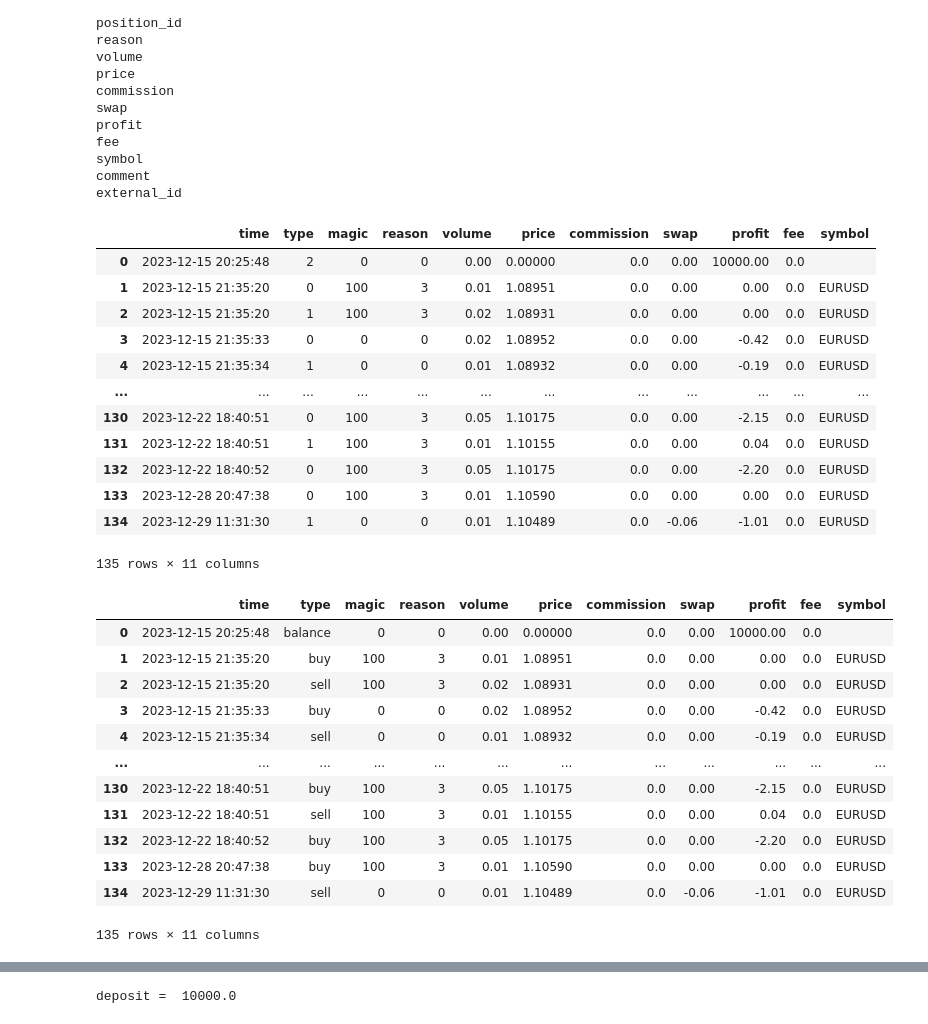
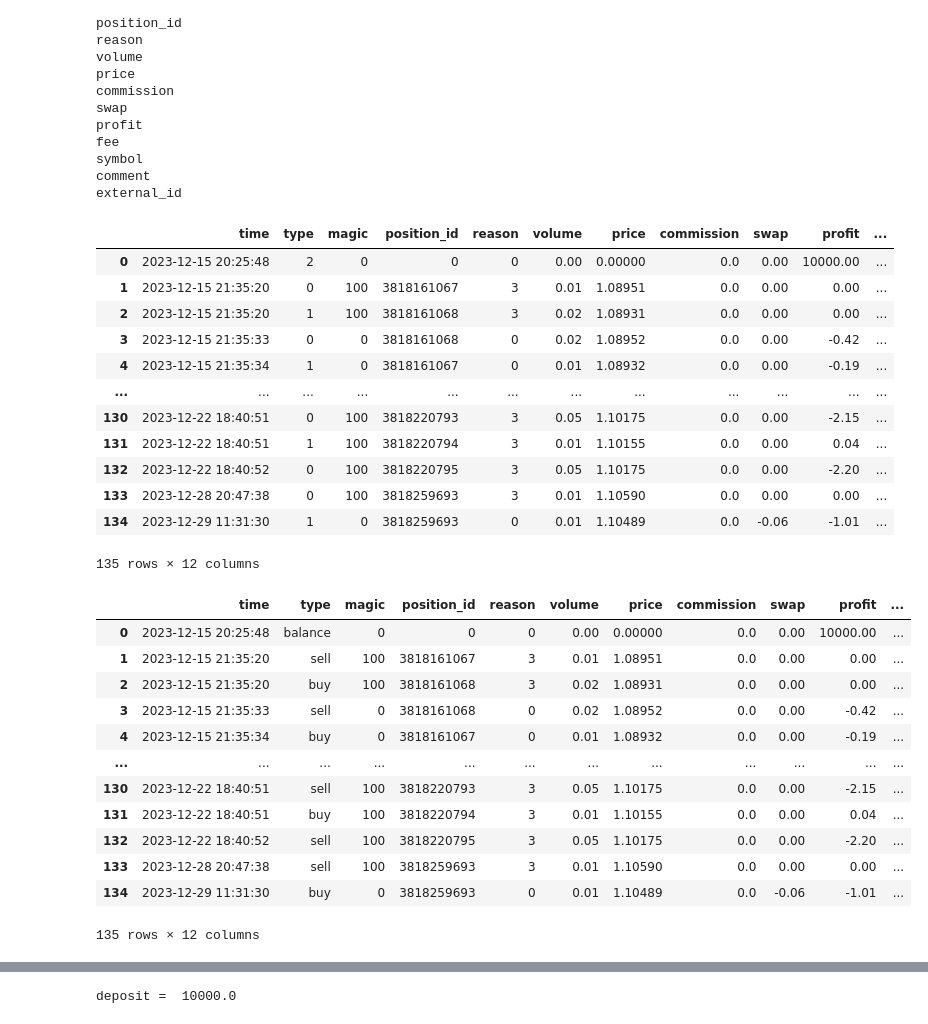
Before and after one commit to MaxJan2010/python_finance, a Jupyter notebook: src/work/tutorials/03.calculate mt5 report factors/calculate_history_report_factors.ipynb, the cells around one changed output, grey strips where cells are left out. Drawn from its saved outputs; the diff is of its cells as text; code cells hidden in the pictures.

```diff
--- a/src/work/tutorials/03.calculate mt5 report factors/calculate_history_report_factors.ipynb
+++ b/src/work/tutorials/03.calculate mt5 report factors/calculate_history_report_factors.ipynb
@@ -70,44 +70,44 @@ external_id
 deals['time'] = pd.to_datetime(deals['time'], unit='s')
 
 # drop un-usable columns
-deals.drop(['ticket', 'order', 'position_id', 'time_msc', 'entry', 'comment', 'external_id'], axis=1, inplace=True)
+deals.drop(['ticket', 'order',  'time_msc', 'entry', 'comment', 'external_id'], axis=1, inplace=True)
 display(deals)
 # %% [output]
-|  | time | type | magic | reason | volume | price | commission | swap | profit | fee | symbol |
-| 0 | 2023-12-15 20:25:48 | 2 | 0 | 0 | 0.00 | 0.00000 | 0.0 | 0.00 | 10000.00 | 0.0 |  |
-| 1 | 2023-12-15 21:35:20 | 0 | 100 | 3 | 0.01 | 1.08951 | 0.0 | 0.00 | 0.00 | 0.0 | EURUSD |
-| 2 | 2023-12-15 21:35:20 | 1 | 100 | 3 | 0.02 | 1.08931 | 0.0 | 0.00 | 0.00 | 0.0 | EURUSD |
-| 3 | 2023-12-15 21:35:33 | 0 | 0 | 0 | 0.02 | 1.08952 | 0.0 | 0.00 | -0.42 | 0.0 | EURUSD |
-| 4 | 2023-12-15 21:35:34 | 1 | 0 | 0 | 0.01 | 1.08932 | 0.0 | 0.00 | -0.19 | 0.0 | EURUSD |
+|  | time | type | magic | position_id | reason | volume | price | commission | swap | profit | ... |
+| 0 | 2023-12-15 20:25:48 | 2 | 0 | 0 | 0 | 0.00 | 0.00000 | 0.0 | 0.00 | 10000.00 | ... |
+| 1 | 2023-12-15 21:35:20 | 0 | 100 | 3818161067 | 3 | 0.01 | 1.08951 | 0.0 | 0.00 | 0.00 | ... |
+| 2 | 2023-12-15 21:35:20 | 1 | 100 | 3818161068 | 3 | 0.02 | 1.08931 | 0.0 | 0.00 | 0.00 | ... |
+| 3 | 2023-12-15 21:35:33 | 0 | 0 | 3818161068 | 0 | 0.02 | 1.08952 | 0.0 | 0.00 | -0.42 | ... |
+| 4 | 2023-12-15 21:35:34 | 1 | 0 | 3818161067 | 0 | 0.01 | 1.08932 | 0.0 | 0.00 | -0.19 | ... |
 | ... | ... | ... | ... | ... | ... | ... | ... | ... | ... | ... | ... |
-| 130 | 2023-12-22 18:40:51 | 0 | 100 | 3 | 0.05 | 1.10175 | 0.0 | 0.00 | -2.15 | 0.0 | EURUSD |
-| 131 | 2023-12-22 18:40:51 | 1 | 100 | 3 | 0.01 | 1.10155 | 0.0 | 0.00 | 0.04 | 0.0 | EURUSD |
-| 132 | 2023-12-22 18:40:52 | 0 | 100 | 3 | 0.05 | 1.10175 | 0.0 | 0.00 | -2.20 | 0.0 | EURUSD |
-| 133 | 2023-12-28 20:47:38 | 0 | 100 | 3 | 0.01 | 1.10590 | 0.0 | 0.00 | 0.00 | 0.0 | EURUSD |
-| 134 | 2023-12-29 11:31:30 | 1 | 0 | 0 | 0.01 | 1.10489 | 0.0 | -0.06 | -1.01 | 0.0 | EURUSD |
+| 130 | 2023-12-22 18:40:51 | 0 | 100 | 3818220793 | 3 | 0.05 | 1.10175 | 0.0 | 0.00 | -2.15 | ... |
+| 131 | 2023-12-22 18:40:51 | 1 | 100 | 3818220794 | 3 | 0.01 | 1.10155 | 0.0 | 0.00 | 0.04 | ... |
+| 132 | 2023-12-22 18:40:52 | 0 | 100 | 3818220795 | 3 | 0.05 | 1.10175 | 0.0 | 0.00 | -2.20 | ... |
+| 133 | 2023-12-28 20:47:38 | 0 | 100 | 3818259693 | 3 | 0.01 | 1.10590 | 0.0 | 0.00 | 0.00 | ... |
+| 134 | 2023-12-29 11:31:30 | 1 | 0 | 3818259693 | 0 | 0.01 | 1.10489 | 0.0 | -0.06 | -1.01 | ... |
-135 rows × 11 columns
+135 rows × 12 columns
 # %%
 # re-factor data frame
 # in column 'type' => replace
-deals['type'] = deals['type'].replace([0], 'buy')
-deals['type'] = deals['type'].replace([1], 'sell')
+deals['type'] = deals['type'].replace([0], 'sell')
+deals['type'] = deals['type'].replace([1], 'buy')
 deals['type'] = deals['type'].replace([2], 'balance')
 
 display(deals)
 # %% [output]
-|  | time | type | magic | reason | volume | price | commission | swap | profit | fee | symbol |
-| 0 | 2023-12-15 20:25:48 | balance | 0 | 0 | 0.00 | 0.00000 | 0.0 | 0.00 | 10000.00 | 0.0 |  |
-| 1 | 2023-12-15 21:35:20 | buy | 100 | 3 | 0.01 | 1.08951 | 0.0 | 0.00 | 0.00 | 0.0 | EURUSD |
-| 2 | 2023-12-15 21:35:20 | sell | 100 | 3 | 0.02 | 1.08931 | 0.0 | 0.00 | 0.00 | 0.0 | EURUSD |
-| 3 | 2023-12-15 21:35:33 | buy | 0 | 0 | 0.02 | 1.08952 | 0.0 | 0.00 | -0.42 | 0.0 | EURUSD |
-| 4 | 2023-12-15 21:35:34 | sell | 0 | 0 | 0.01 | 1.08932 | 0.0 | 0.00 | -0.19 | 0.0 | EURUSD |
+|  | time | type | magic | position_id | reason | volume | price | commission | swap | profit | ... |
+| 0 | 2023-12-15 20:25:48 | balance | 0 | 0 | 0 | 0.00 | 0.00000 | 0.0 | 0.00 | 10000.00 | ... |
+| 1 | 2023-12-15 21:35:20 | sell | 100 | 3818161067 | 3 | 0.01 | 1.08951 | 0.0 | 0.00 | 0.00 | ... |
+| 2 | 2023-12-15 21:35:20 | buy | 100 | 3818161068 | 3 | 0.02 | 1.08931 | 0.0 | 0.00 | 0.00 | ... |
+| 3 | 2023-12-15 21:35:33 | sell | 0 | 3818161068 | 0 | 0.02 | 1.08952 | 0.0 | 0.00 | -0.42 | ... |
+| 4 | 2023-12-15 21:35:34 | buy | 0 | 3818161067 | 0 | 0.01 | 1.08932 | 0.0 | 0.00 | -0.19 | ... |
 | ... | ... | ... | ... | ... | ... | ... | ... | ... | ... | ... | ... |
-| 130 | 2023-12-22 18:40:51 | buy | 100 | 3 | 0.05 | 1.10175 | 0.0 | 0.00 | -2.15 | 0.0 | EURUSD |
-| 131 | 2023-12-22 18:40:51 | sell | 100 | 3 | 0.01 | 1.10155 | 0.0 | 0.00 | 0.04 | 0.0 | EURUSD |
-| 132 | 2023-12-22 18:40:52 | buy | 100 | 3 | 0.05 | 1.10175 | 0.0 | 0.00 | -2.20 | 0.0 | EURUSD |
-| 133 | 2023-12-28 20:47:38 | buy | 100 | 3 | 0.01 | 1.10590 | 0.0 | 0.00 | 0.00 | 0.0 | EURUSD |
-| 134 | 2023-12-29 11:31:30 | sell | 0 | 0 | 0.01 | 1.10489 | 0.0 | -0.06 | -1.01 | 0.0 | EURUSD |
+| 130 | 2023-12-22 18:40:51 | sell | 100 | 3818220793 | 3 | 0.05 | 1.10175 | 0.0 | 0.00 | -2.15 | ... |
+| 131 | 2023-12-22 18:40:51 | buy | 100 | 3818220794 | 3 | 0.01 | 1.10155 | 0.0 | 0.00 | 0.04 | ... |
+| 132 | 2023-12-22 18:40:52 | sell | 100 | 3818220795 | 3 | 0.05 | 1.10175 | 0.0 | 0.00 | -2.20 | ... |
+| 133 | 2023-12-28 20:47:38 | sell | 100 | 3818259693 | 3 | 0.01 | 1.10590 | 0.0 | 0.00 | 0.00 | ... |
+| 134 | 2023-12-29 11:31:30 | buy | 0 | 3818259693 | 0 | 0.01 | 1.10489 | 0.0 | -0.06 | -1.01 | ... |
-135 rows × 11 columns
+135 rows × 12 columns
 # %%
 # re-factor data frame
 # drop orders rows by filter 'type' & 'magic' columns
```
Also changed, not shown: parts of 5 cells of this notebook.
